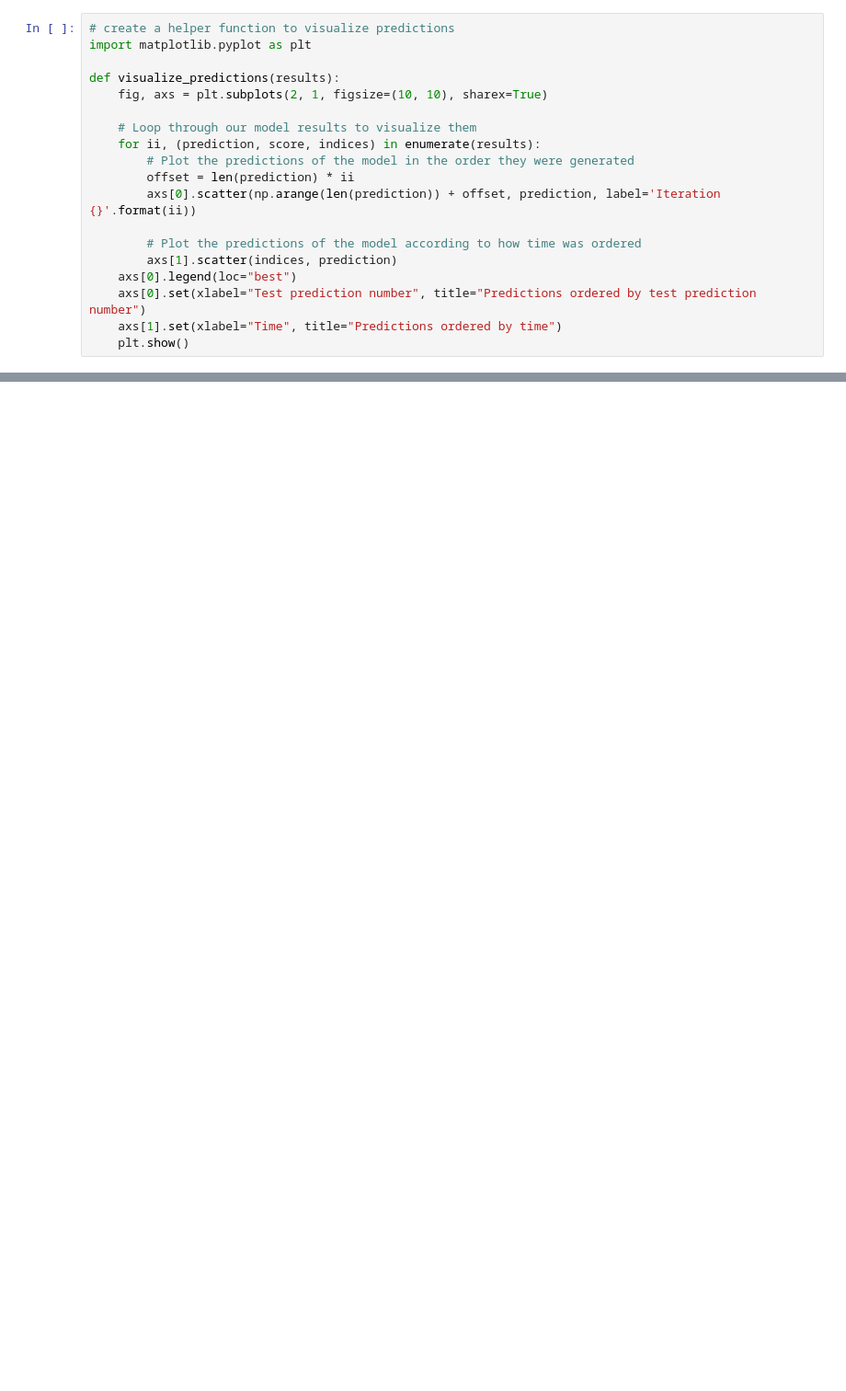
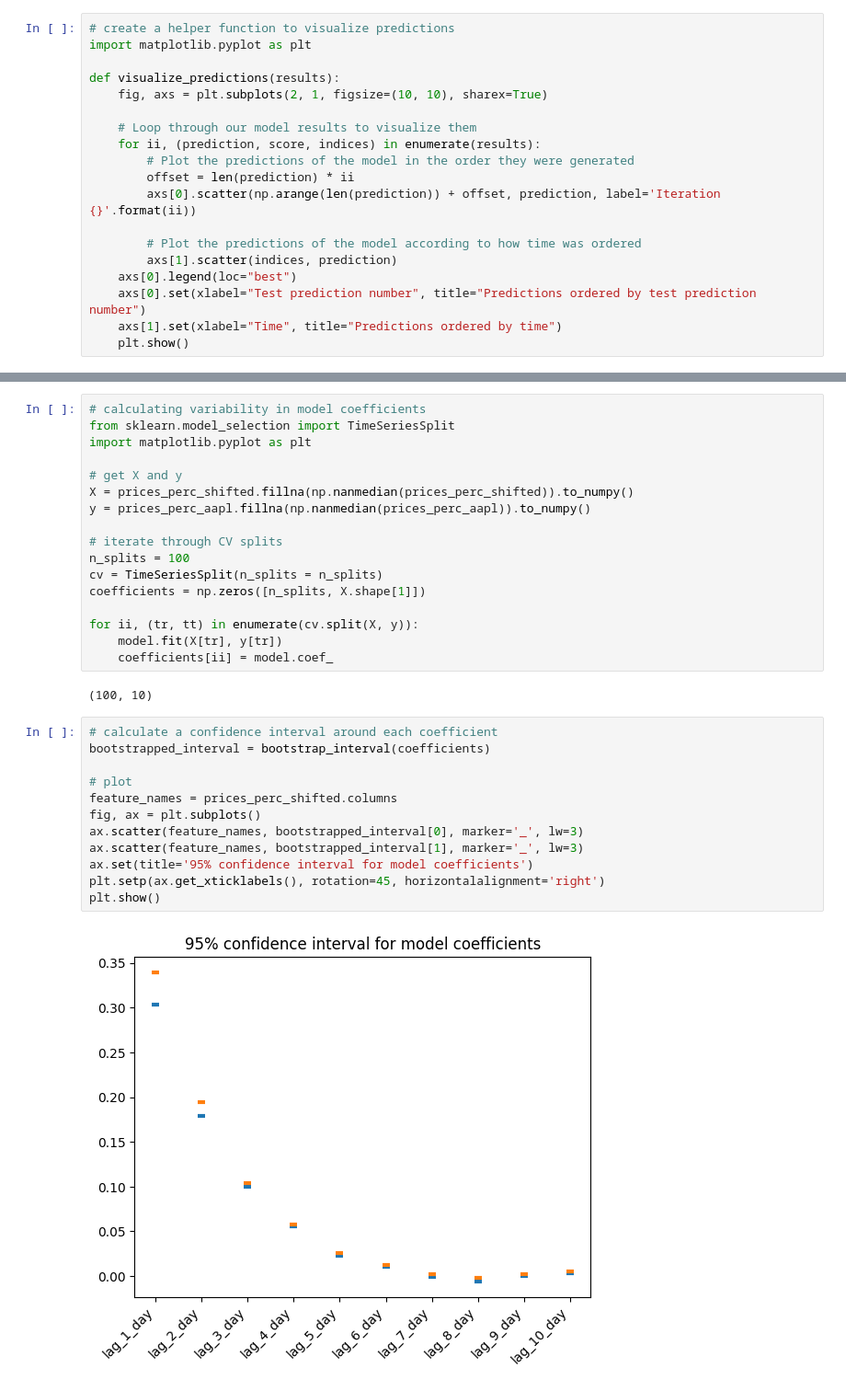
Before and after one commit to GuoweiYang19891101/datacamp_machine_learning_scientist_python, a Jupyter notebook: 9_time_series_data.ipynb, the cells around one changed output, grey strips where cells are left out. Shown at 92% size. Drawn from its saved outputs; the diff is of its cells as text; blank space fills up the shorter version.

```diff
--- a/9_time_series_data.ipynb
+++ b/9_time_series_data.ipynb
@@ -1320,0 +1430,33 @@ visualize_predictions(results)
+# %%
+# calculating variability in model coefficients
+from sklearn.model_selection import TimeSeriesSplit
+import matplotlib.pyplot as plt
+
+# get X and y
+X = prices_perc_shifted.fillna(np.nanmedian(prices_perc_shifted)).to_numpy()
+y = prices_perc_aapl.fillna(np.nanmedian(prices_perc_aapl)).to_numpy()
+
+# iterate through CV splits
+n_splits = 100
+cv = TimeSeriesSplit(n_splits = n_splits)
+coefficients = np.zeros([n_splits, X.shape[1]])
+
+for ii, (tr, tt) in enumerate(cv.split(X, y)):
+    model.fit(X[tr], y[tr])
+    coefficients[ii] = model.coef_
+# %% [output]
+(100, 10)
+# %%
+# calculate a confidence interval around each coefficient
+bootstrapped_interval = bootstrap_interval(coefficients)
+
+# plot
+feature_names = prices_perc_shifted.columns
+fig, ax = plt.subplots()
+ax.scatter(feature_names, bootstrapped_interval[0], marker='_', lw=3)
+ax.scatter(feature_names, bootstrapped_interval[1], marker='_', lw=3)
+ax.set(title='95% confidence interval for model coefficients')
+plt.setp(ax.get_xticklabels(), rotation=45, horizontalalignment='right')
+plt.show()
+# %% [output]
+[figure, added]
```
Also changed, not shown: parts of 18 cells of this notebook, 1 other file.
